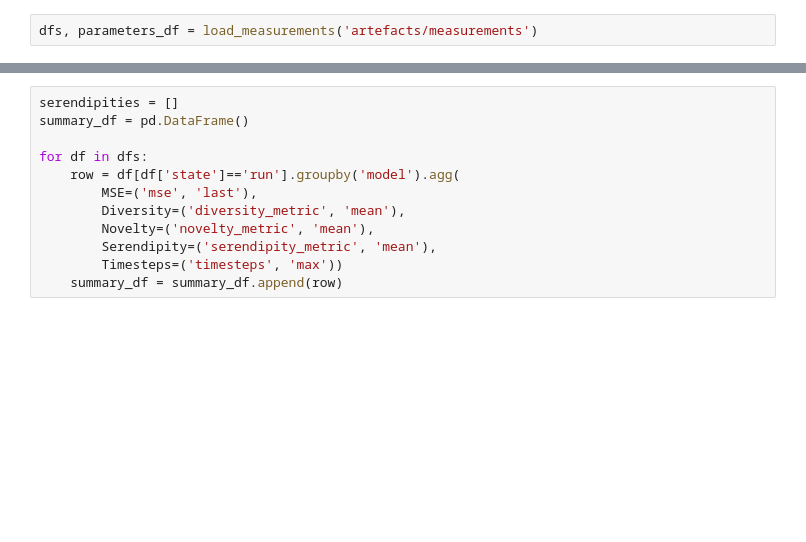
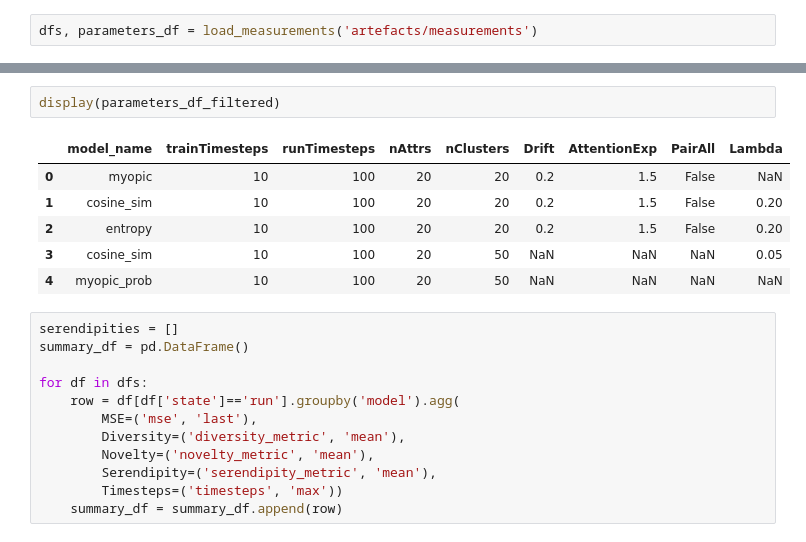
Before and after one commit to jannikjw/fair-recommender-systems, a Jupyter notebook: analysis.ipynb, the cells around one changed output, grey strips where cells are left out. Drawn from its saved outputs; the diff is of its cells as text; blank space fills up the shorter version.

```diff
--- a/analysis.ipynb
+++ b/analysis.ipynb
@@ -167,3 +161,12 @@ Lambda:  [0.2 nan]
+# %%
+display(parameters_df_filtered)
+# %% [output]
+|  | model_name | trainTimesteps | runTimesteps | nAttrs | nClusters | Drift | AttentionExp | PairAll | Lambda |
+| 0 | myopic | 10 | 100 | 20 | 20 | 0.2 | 1.5 | False | NaN |
+| 1 | cosine_sim | 10 | 100 | 20 | 20 | 0.2 | 1.5 | False | 0.20 |
+| 2 | entropy | 10 | 100 | 20 | 20 | 0.2 | 1.5 | False | 0.20 |
+| 3 | cosine_sim | 10 | 100 | 20 | 50 | NaN | NaN | NaN | 0.05 |
+| 4 | myopic_prob | 10 | 100 | 20 | 50 | NaN | NaN | NaN | NaN |
 # %%
 serendipities = []
 summary_df = pd.DataFrame()
```
Also changed, not shown: parts of 3 cells of this notebook, 5 other files.
